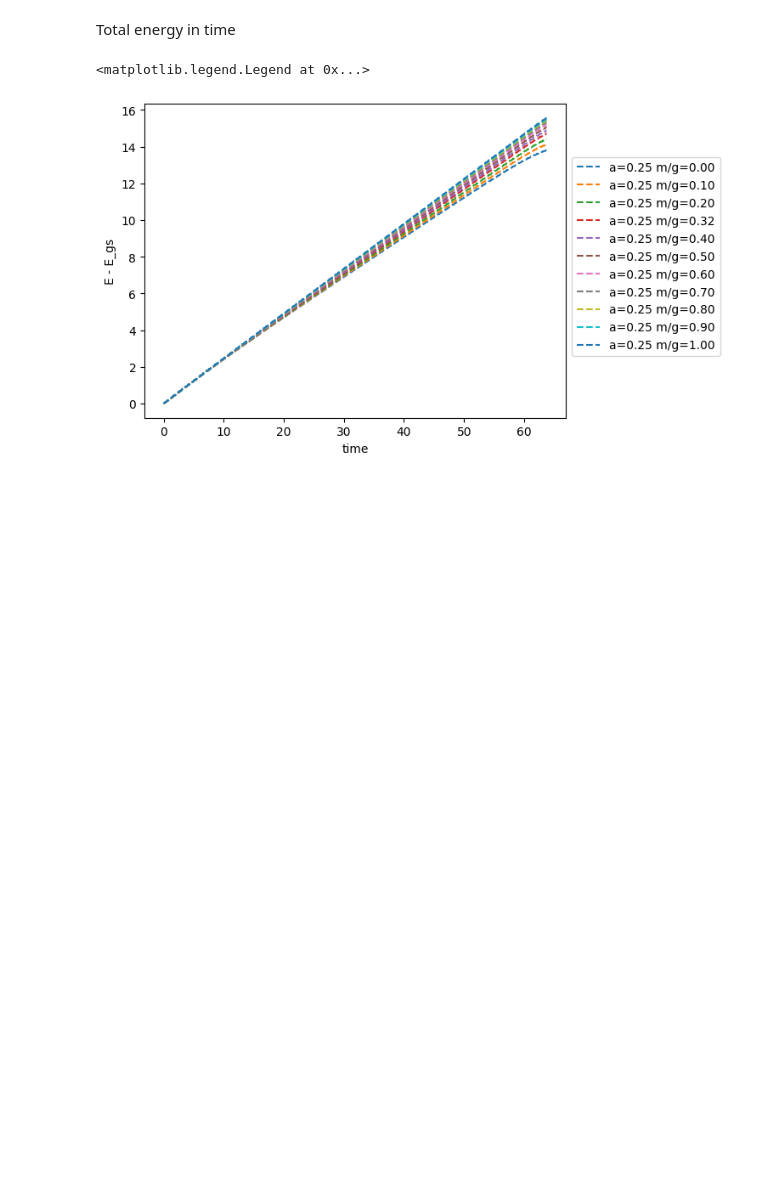
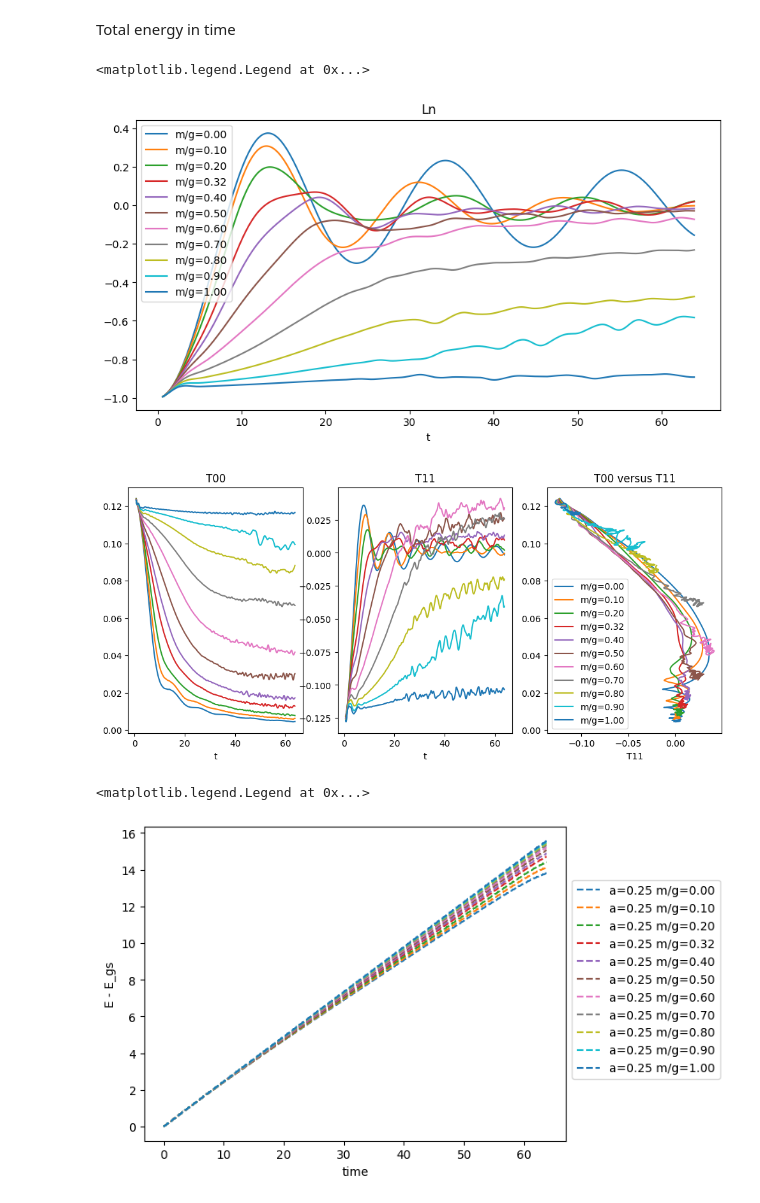
Before and after one commit to marekrams/jffs, a Jupyter notebook: plot_evolution_heatmaps_g=0.5_long.ipynb, the cells around one changed output. Drawn from its saved outputs; the diff is of its cells as text; code cells hidden in the pictures; blank space fills up the shorter version.

```diff
--- a/plot_evolution_heatmaps_g=0.5_long.ipynb
+++ b/plot_evolution_heatmaps_g=0.5_long.ipynb
@@ -23,6 +23,56 @@ for m in ms:
         data[m, N, a] = np.load(folder / f"results.npy", allow_pickle=True).item()
 # %% [markdown]
 Total energy in time
+# %%
+def get_tsm(signals, ev):
+    tm = data[m, N, a]["time"]
+    mask = tm > -1
+    tm = tm[mask]
+    ee = data[m, N, a][ev][mask]
+    ee = ee - ee[0, :]
+    ee = (ee[:, 0::2] + ee[:, 1::2]) / 2  # average over 2*n and 2*n+1
+    mid = (ee[:, N//4] +ee[:, N//4-1])/2
+    return tm, ee, mid
+
+N, a = Nas[0]
+# %%
+
+plt.figure(figsize=(10, 5))
+
+for i, m in enumerate(ms):
+    tm, ee, mid = get_tsm(data[m, N, a], 'Ln')
+
+    plt.plot(tm[10:-2], mid[10:-2], label='m/g={:.2f}'.format(m/g))
+
+plt.legend()
+plt.xlabel('t')
+plt.title('Ln')
+
+fig, ax = plt.subplots(1, 3, figsize=(12, 5))
+
+for i, m in enumerate(ms):
+    tm, ee, midE = get_tsm(data[m, N, a], 'T00')
+
+    tm, ee, midp = get_tsm(data[m, N, a], 'T11')
+
+    ax[0].plot(tm[10:-2], midE[10:-2], label='m/g={:.2f}'.format(m/g))
+    ax[1].plot(tm[10:-2], midp[10:-2], label='m/g={:.2f}'.format(m/g))
+    ax[2].plot(midp[10:-2], midE[10:-2], label='m/g={:.2f}'.format(m/g))
+
+ax[0].set_title('T00')
+ax[1].set_title('T11')
+ax[2].set_title('T00 versus T11')
+
+ax[0].set_xlabel('t')
+ax[1].set_xlabel('t')
+ax[2].set_xlabel('T11')
+
+
+plt.legend()
+# %% [output]
+<matplotlib.legend.Legend at 0x...>
+[figure, added]
+[figure, added]
 # %%
 # test energy from MPO vs T00
 for i, m in enumerate(ms):
```
Also changed, not shown: 5 other files.
